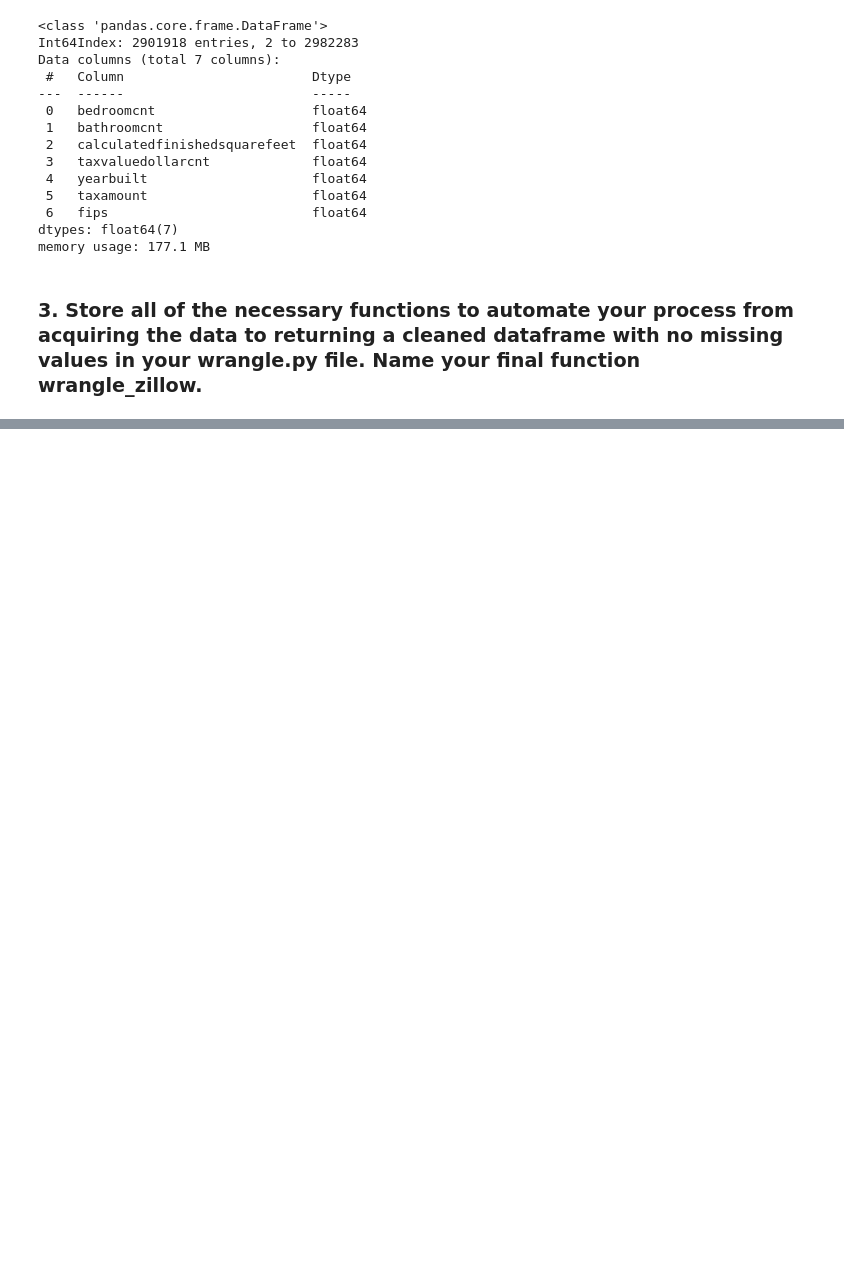
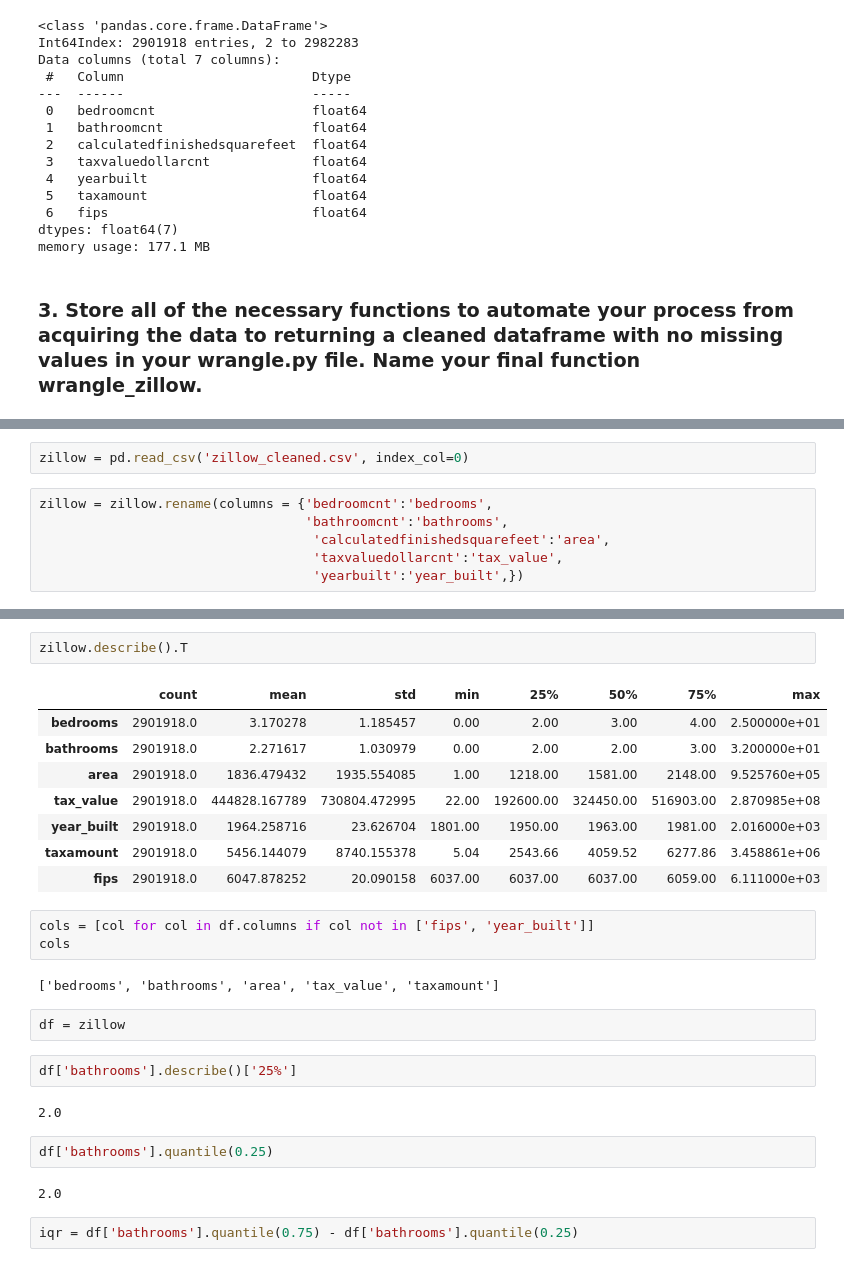
Before and after one commit to Garrett-Arnett/regression-exercises, a Jupyter notebook: zillow.ipynb, the cells around one changed output, grey strips where cells are left out. Cells and saved outputs as stored; diff of their text form; blank space fills up the shorter version.

```diff
--- a/zillow.ipynb
+++ b/zillow.ipynb
@@ -94,0 +105,8 @@ memory usage: 177.1 MB
+# %%
+zillow = pd.read_csv('zillow_cleaned.csv', index_col=0)
+# %%
+zillow = zillow.rename(columns = {'bedroomcnt':'bedrooms',
+                                  'bathroomcnt':'bathrooms',
+                                   'calculatedfinishedsquarefeet':'area',
+                                   'taxvaluedollarcnt':'tax_value',
+                                   'yearbuilt':'year_built',})
@@ -94,0 +124,28 @@ memory usage: 177.1 MB
+# %%
+zillow.describe().T
+# %% [output]
+|  | count | mean | std | min | 25% | 50% | 75% | max |
+| bedrooms | 2901918.0 | 3.170278 | 1.185457 | 0.00 | 2.00 | 3.00 | 4.00 | 2.500000e+01 |
+| bathrooms | 2901918.0 | 2.271617 | 1.030979 | 0.00 | 2.00 | 2.00 | 3.00 | 3.200000e+01 |
+| area | 2901918.0 | 1836.479432 | 1935.554085 | 1.00 | 1218.00 | 1581.00 | 2148.00 | 9.525760e+05 |
+| tax_value | 2901918.0 | 444828.167789 | 730804.472995 | 22.00 | 192600.00 | 324450.00 | 516903.00 | 2.870985e+08 |
+| year_built | 2901918.0 | 1964.258716 | 23.626704 | 1801.00 | 1950.00 | 1963.00 | 1981.00 | 2.016000e+03 |
+| taxamount | 2901918.0 | 5456.144079 | 8740.155378 | 5.04 | 2543.66 | 4059.52 | 6277.86 | 3.458861e+06 |
+| fips | 2901918.0 | 6047.878252 | 20.090158 | 6037.00 | 6037.00 | 6037.00 | 6059.00 | 6.111000e+03 |
+# %%
+cols = [col for col in df.columns if col not in ['fips', 'year_built']]
+cols
+# %% [output]
+['bedrooms', 'bathrooms', 'area', 'tax_value', 'taxamount']
+# %%
+df = zillow
+# %%
+df['bathrooms'].describe()['25%']
+# %% [output]
+2.0
+# %%
+df['bathrooms'].quantile(0.25)
+# %% [output]
+2.0
+# %%
+iqr = df['bathrooms'].quantile(0.75) - df['bathrooms'].quantile(0.25)
```
Also changed, not shown: parts of 21 cells of this notebook.
